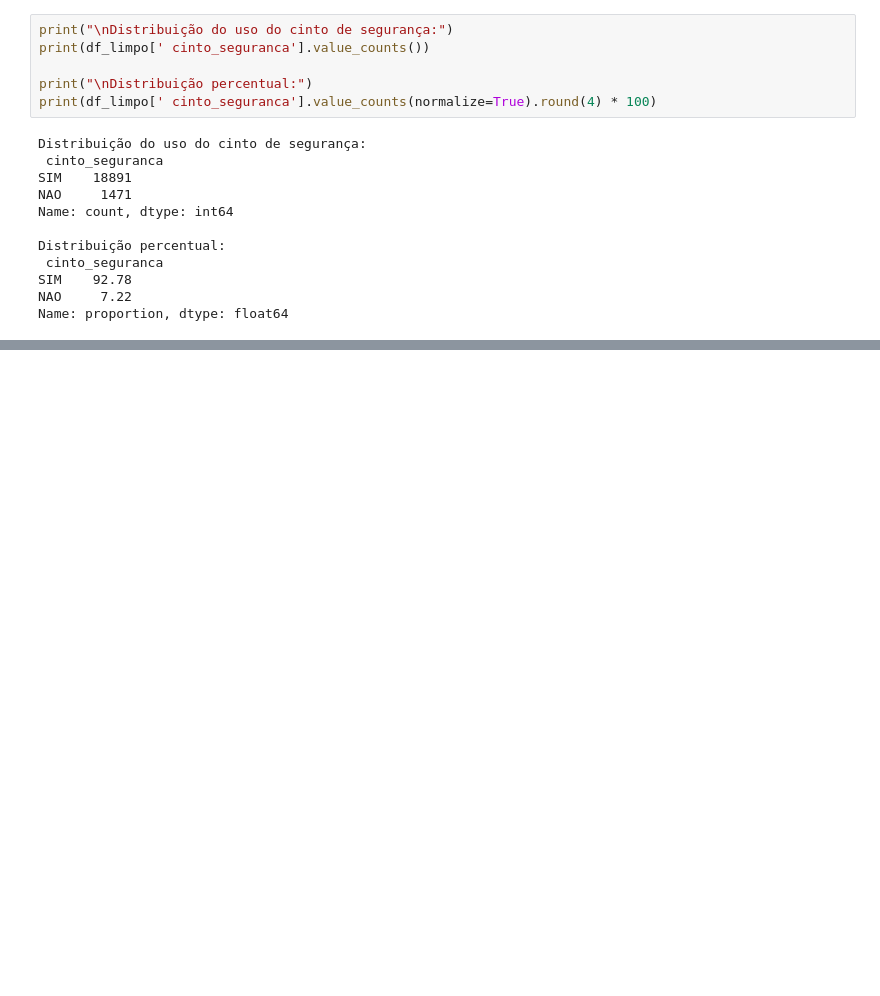
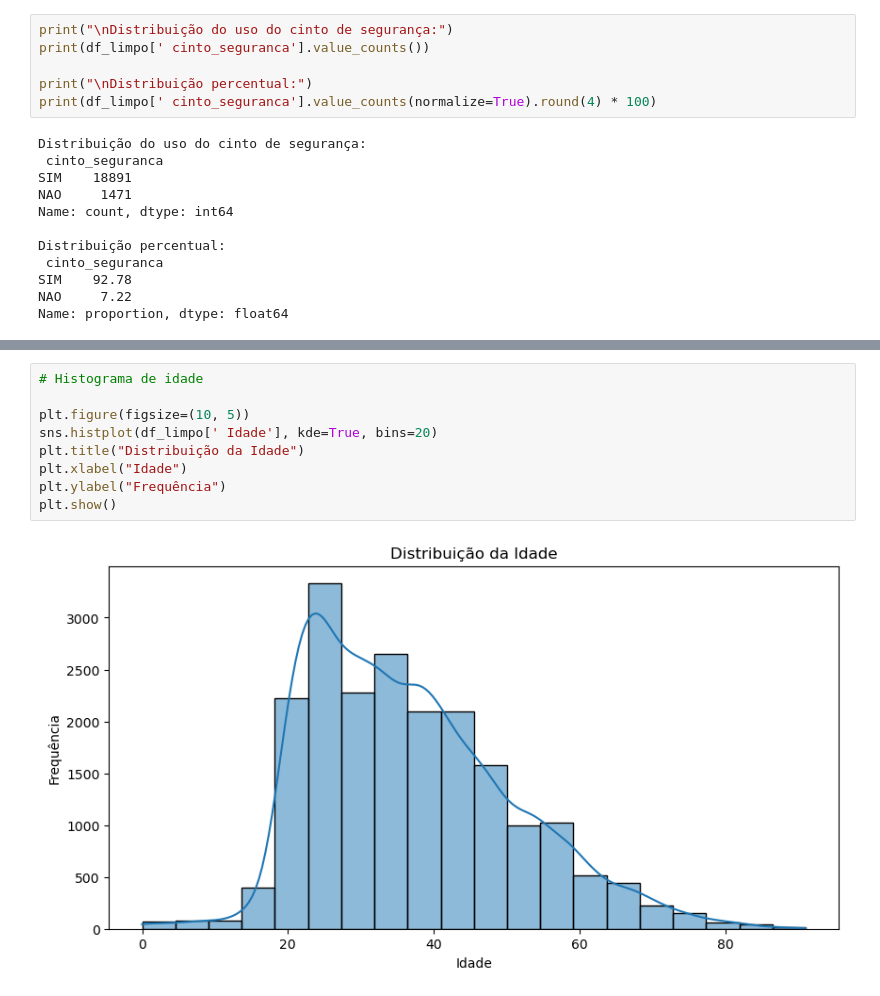
Before and after one commit to eduardonicioli/mineracao_dados, a Jupyter notebook: projetoAcidentes.ipynb, the cells around one changed output, grey strips where cells are left out. Drawn from its saved outputs; the diff is of its cells as text; blank space fills up the shorter version.

```diff
--- a/projetoAcidentes.ipynb
+++ b/projetoAcidentes.ipynb
@@ -221,0 +234,11 @@ Name: proportion, dtype: float64
+# %%
+# Histograma de idade
+
+plt.figure(figsize=(10, 5))
+sns.histplot(df_limpo[' Idade'], kde=True, bins=20)
+plt.title("Distribuição da Idade")
+plt.xlabel("Idade")
+plt.ylabel("Frequência")
+plt.show()
+# %% [output]
+[figure, added]
```
Also changed, not shown: parts of 15 cells of this notebook, 1 other file.
